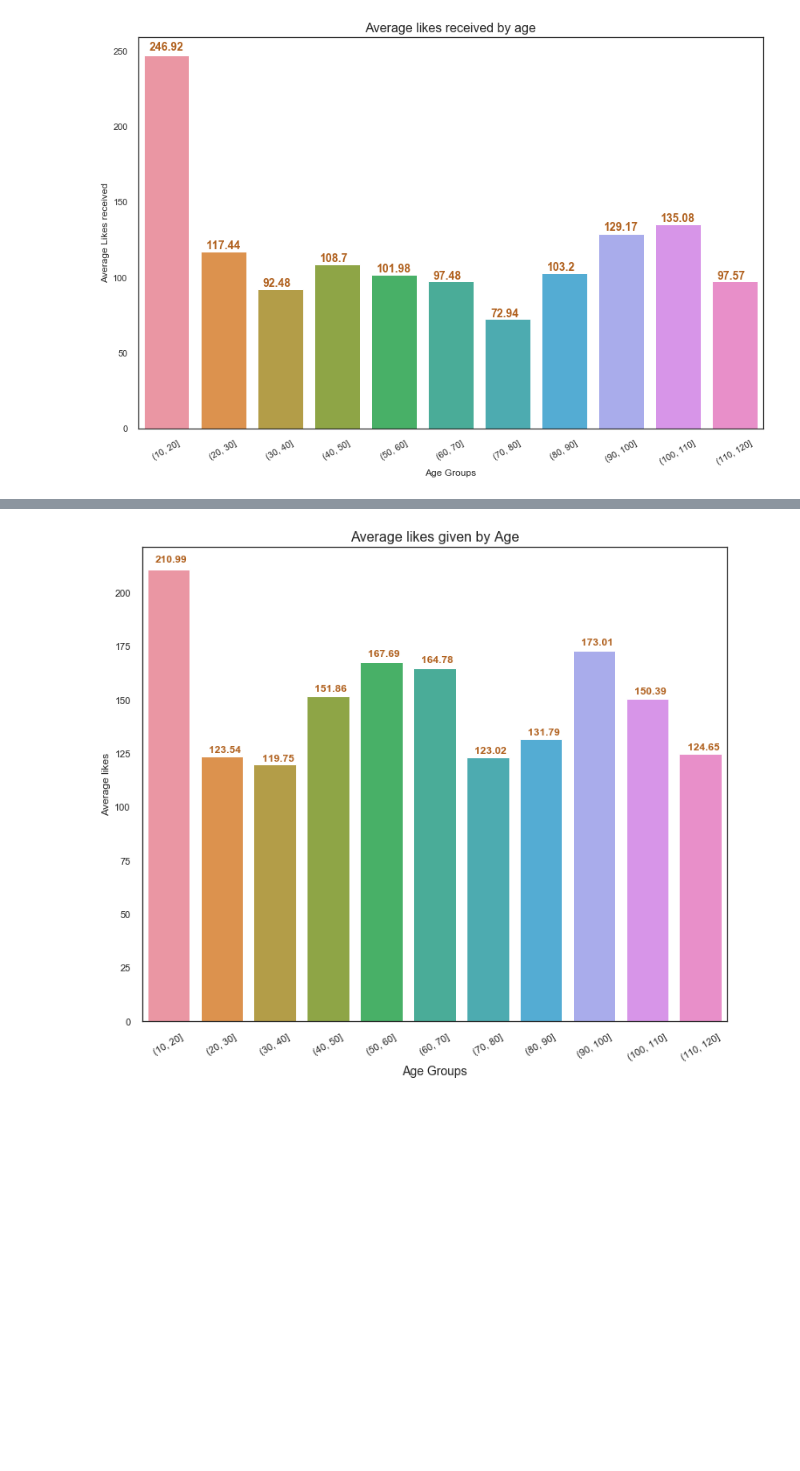
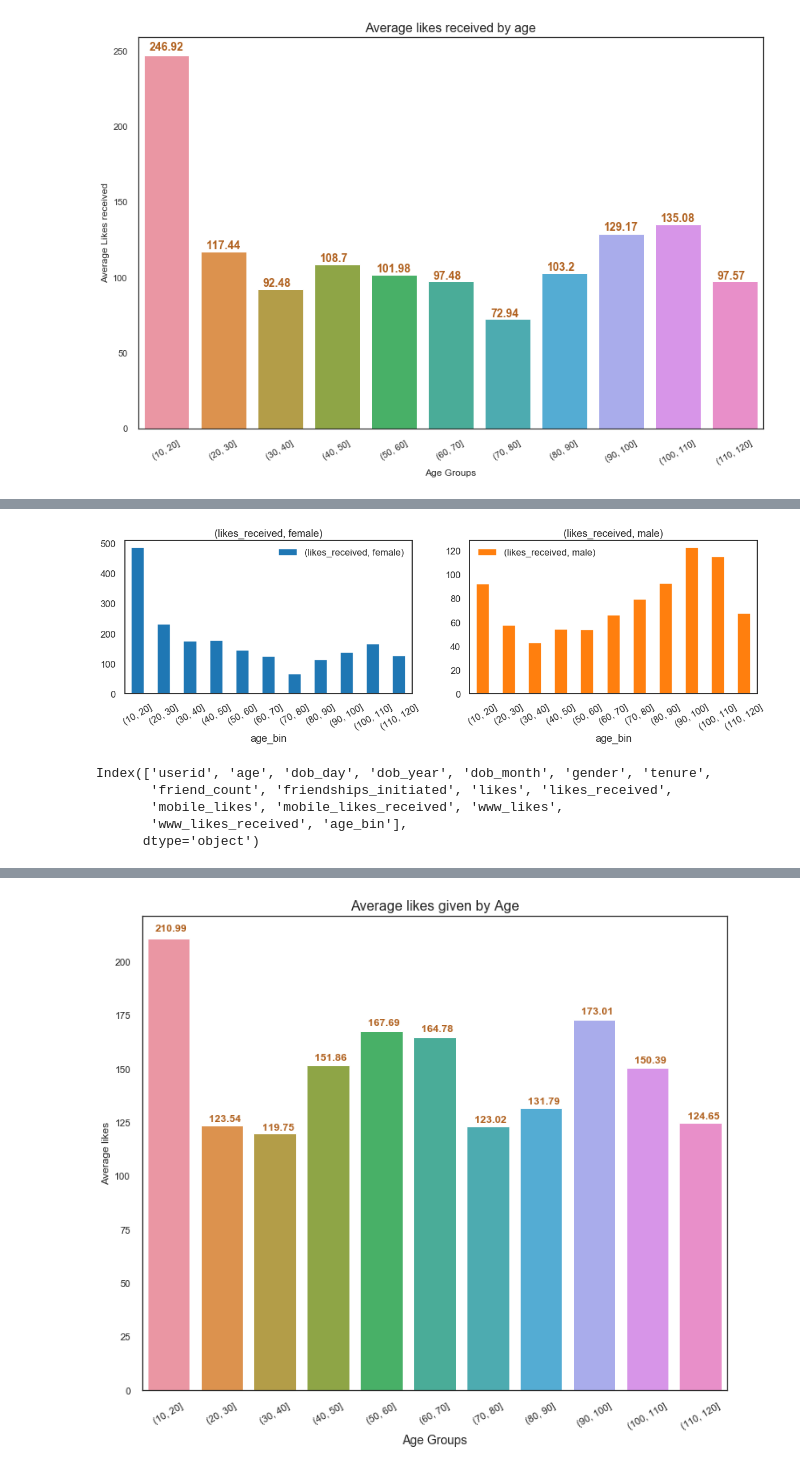
Before and after one commit to bhavyalearn/FB_Data_analysis, a Jupyter notebook: Upx_Project_Facebook_data - 07102021.ipynb, the cells around one changed output, grey strips where cells are left out. Cells and saved outputs as stored; diff of their text form; code cells hidden in the pictures; blank space fills up the shorter version.

```diff
--- a/Upx_Project_Facebook_data - 07102021.ipynb
+++ b/Upx_Project_Facebook_data - 07102021.ipynb
@@ -280,0 +315,18 @@ MultiIndex(levels=[['female', 'male'], [(10, 20], (20, 30], (30, 40], (40, 50],
+# %%
+users_by_gender = facebook_data.pivot_table(index='age_bin',columns = 'gender',values=['likes_received'],aggfunc='mean')
+g = users_by_gender.plot(kind='bar', subplots=True, rot=30, figsize=(20,5), layout=(1, 2))
+
+# for v,i in enumerate(users_by_gender):
+#     g[0].text(v-.3,i*1.015, str(i), color='#b0601d',fontweight='bold', fontsize=14)
+
+plt.show()
+# %% [output]
+[figure, added]
+# %%
+facebook_data.columns
+# %% [output]
+Index(['userid', 'age', 'dob_day', 'dob_year', 'dob_month', 'gender', 'tenure',
+       'friend_count', 'friendships_initiated', 'likes', 'likes_received',
+       'mobile_likes', 'mobile_likes_received', 'www_likes',
+       'www_likes_received', 'age_bin'],
+      dtype='object')
```
Also changed, not shown: parts of 23 cells of this notebook.
